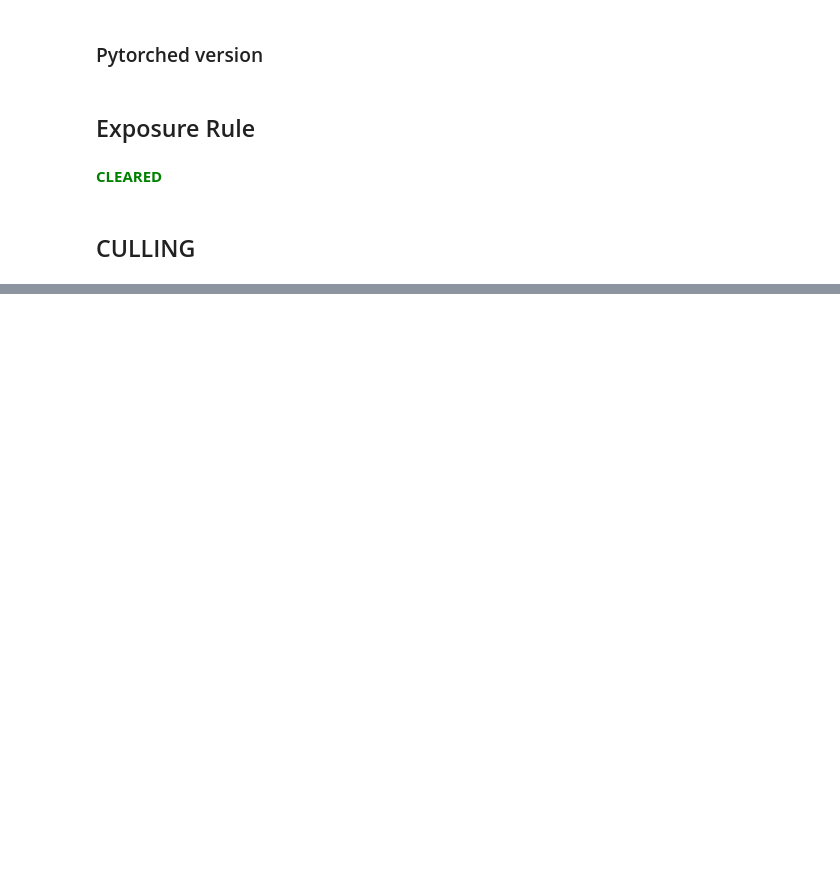
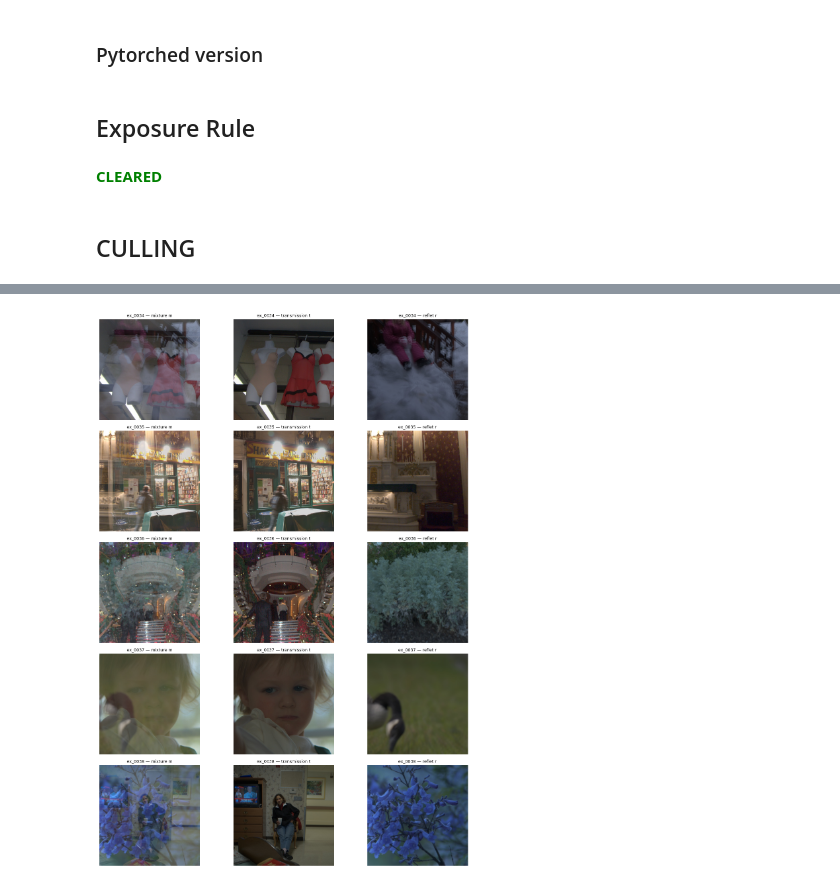
Before and after one commit to TheTrigun99/ProjectsDL, a Jupyter notebook: codingpapers/data_clean.ipynb, the cells around one changed output, grey strips where cells are left out. Saved outputs shown, nothing was run; the diff lists cells and outputs as text; code cells hidden in the pictures; blank space fills up the shorter version.

```diff
--- a/codingpapers/data_clean.ipynb
+++ b/codingpapers/data_clean.ipynb
@@ -1163,0 +1240,9 @@ len(sat_pool)
+# %%
+def isp(lin_srgb, ev=0.0):
+    """sRGB linéaire -> image 8 bits affichable."""
+    x = np.clip(lin_srgb, 0, None) * 2.0 ** ev
+    # if tone:
+    #     x = tone_curve(x)
+    # stats(x, "[0,1 my isp]",vmax=1)
+    x = (srgb_encode(np.clip(x, 0, 1)) * 255 + 0.5).astype(np.uint8)
+    return x
@@ -1180,0 +1451,28 @@ t = a1188-MB_080329_068 (indoor), r = a3683-KE_-0037 (indoor)
+# %%
+def show_examples(n=3, root=None, start=0):
+    """Affiche n exemples du dataset JPEG : une ligne (m | t | r | c) chacun.
+
+    n     : nombre d'exemples à afficher
+    root  : dossier des JPEG (OUT_DIR par défaut)
+    start : index du premier exemple (pour paginer : show_examples(3, start=3))
+    """
+    root = Path(root) if root else OUT_DIR
+    stems = sorted({p.name[:-6] for p in root.glob("ex_*_m.jpg")})[start:start + n]
+    if not stems:
+        print(f"aucun exemple trouvé dans {root}")
+        return
+    titles = ["mixture m", "transmission t", "reflet r", "contexte c"]
+    fig, axes = plt.subplots(len(stems), 3, figsize=(13, 3.4 * len(stems)),
+                             squeeze=False)
+    for row, stem in zip(axes, stems):
+        for ax, k, title in zip(row, "mtr", titles):
+            img = cv2.imread(str(root / f"{stem}_{k}.jpg"))
+            ax.imshow(img[..., ::-1])
+            ax.set_title(f"{stem} — {title}", fontsize=9)
+            ax.axis("off")
+    plt.tight_layout()
+    plt.show()
+
+show_examples(5, start=34)
+# %% [output]
+[figure, added]
```
Also changed, not shown: parts of 37 cells of this notebook, 6 other files.
